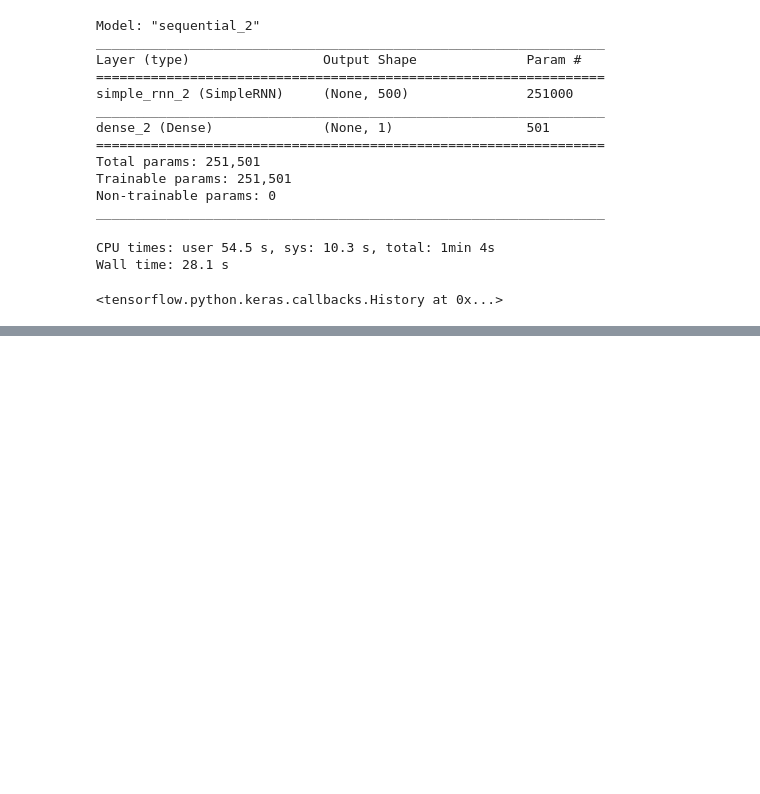
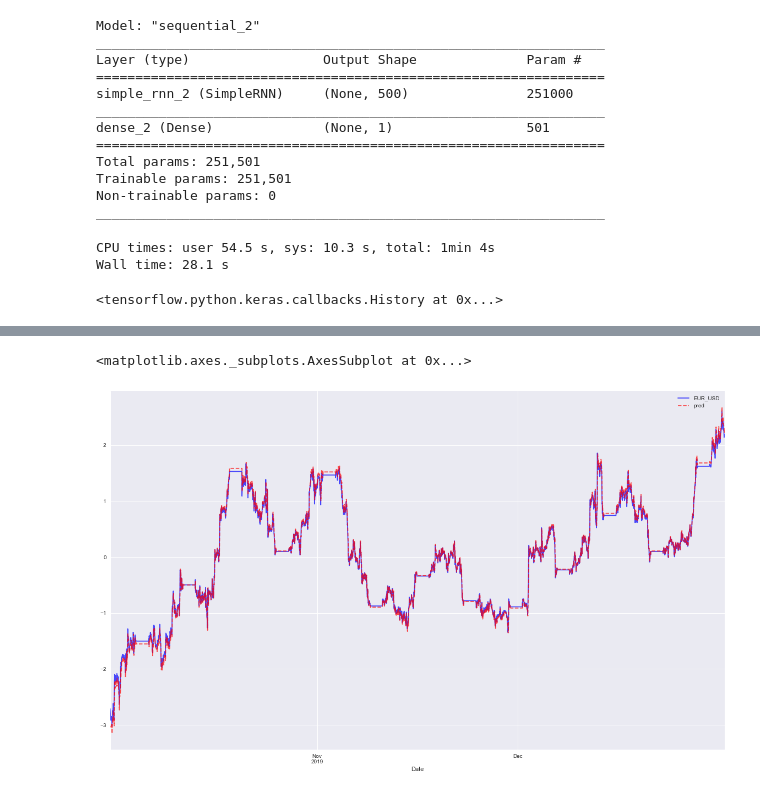
Before and after one commit to thomasmurphycodes/ml-market-inefficency-hunting, a Jupyter notebook: 8. Recurrent Neural Networks.ipynb, the cells around one changed output, grey strips where cells are left out. Drawn from its saved outputs; the diff is of its cells as text; code cells hidden in the pictures; blank space fills up the shorter version.

```diff
--- a/8. Recurrent Neural Networks.ipynb
+++ b/8. Recurrent Neural Networks.ipynb
@@ -209,0 +300,5 @@ f.shape # Need to understand why this reshape
+# %%
+model = create_rnn_model()
+# %%
+%%time
+model.fit_generator(g, epochs=500, steps_per_epoch=10, verbose=False)
@@ -209,0 +309,10 @@ f.shape # Need to understand why this reshape
+# %%
+y = model.predict(g, verbose=False) # In sample
+# %%
+data['pred'] = np.nan
+data['pred'].iloc[lags:] = y.flatten() # Paste y in after lags
+# %%
+data[[symbol, 'pred']].plot(figsize=(20, 12), style=['b', 'r--'], alpha=0.7)
+# %% [output]
+<matplotlib.axes._subplots.AxesSubplot at 0x...>
+[figure, added]
```
Also changed, not shown: parts of 51 cells of this notebook.
